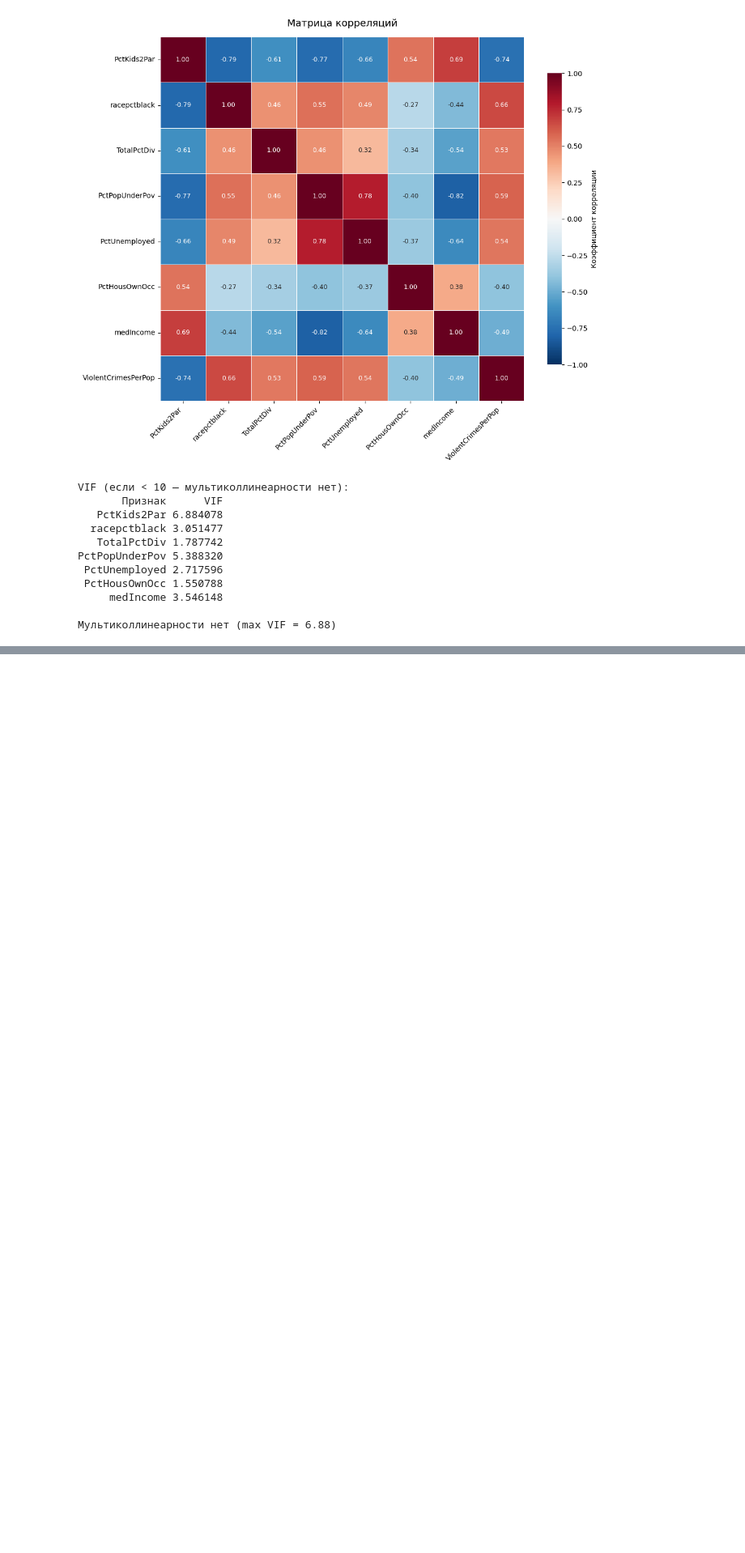
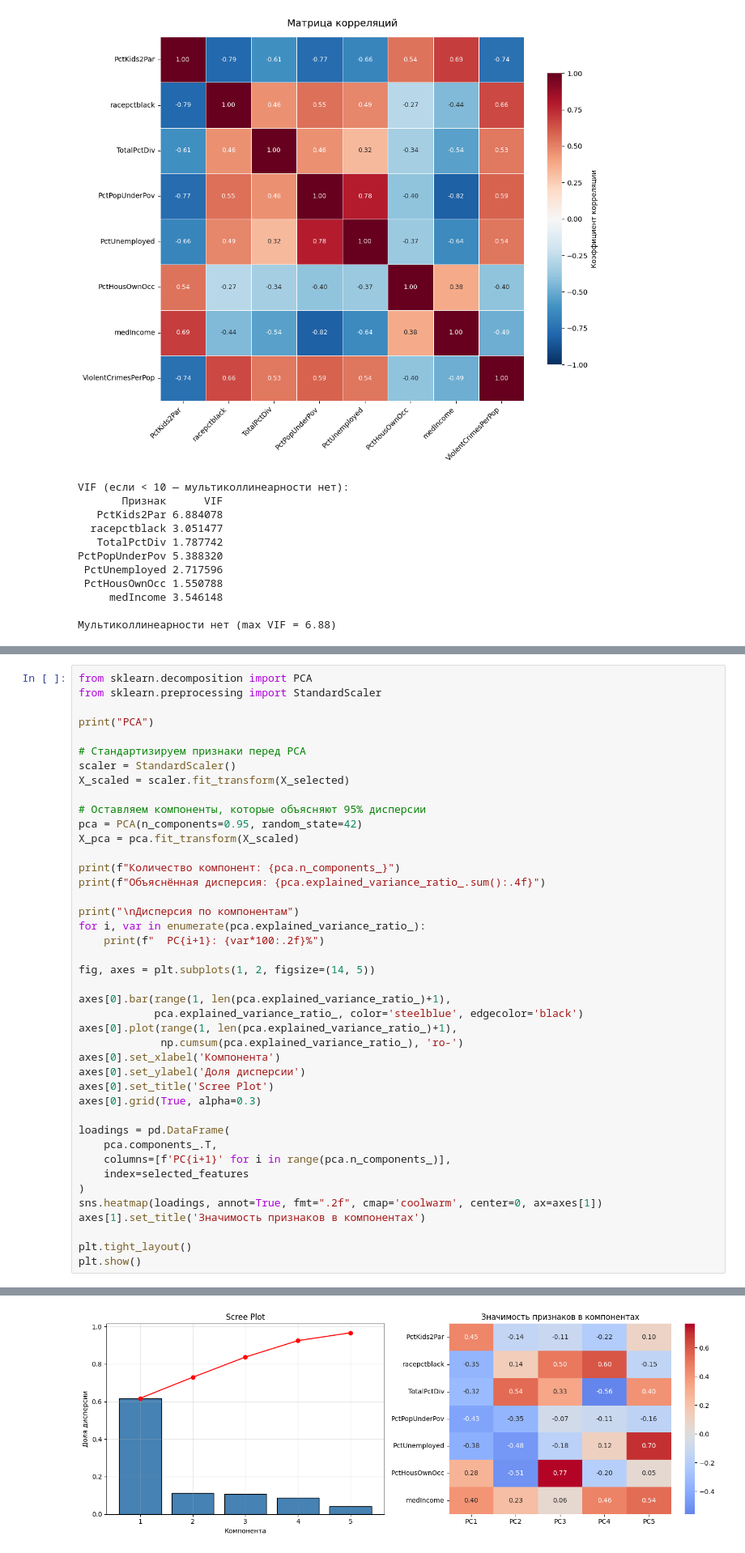
Before and after one commit to egorabs323/Artificial-intelligence-systems-and-machine-learning, a Jupyter notebook: sample.ipynb, the cells around one changed output, grey strips where cells are left out. Shown at 81% size. Saved outputs shown, nothing was run; the diff lists cells and outputs as text; blank space fills up the shorter version.

```diff
--- a/sample.ipynb
+++ b/sample.ipynb
@@ -266,0 +346,43 @@ PctPopUnderPov 5.388320
+# %%
+from sklearn.decomposition import PCA
+from sklearn.preprocessing import StandardScaler
+
+print("PCA")
+
+# Стандартизируем признаки перед PCA
+scaler = StandardScaler()
+X_scaled = scaler.fit_transform(X_selected)
+
+# Оставляем компоненты, которые объясняют 95% дисперсии
+pca = PCA(n_components=0.95, random_state=42)
+X_pca = pca.fit_transform(X_scaled)
+
+print(f"Количество компонент: {pca.n_components_}")
+print(f"Объяснённая дисперсия: {pca.explained_variance_ratio_.sum():.4f}")
+
+print("\nДисперсия по компонентам")
+for i, var in enumerate(pca.explained_variance_ratio_):
+    print(f"  PC{i+1}: {var*100:.2f}%")
+
+fig, axes = plt.subplots(1, 2, figsize=(14, 5))
+
+axes[0].bar(range(1, len(pca.explained_variance_ratio_)+1),
+            pca.explained_variance_ratio_, color='steelblue', edgecolor='black')
+axes[0].plot(range(1, len(pca.explained_variance_ratio_)+1),
+             np.cumsum(pca.explained_variance_ratio_), 'ro-')
+axes[0].set_xlabel('Компонента')
+axes[0].set_ylabel('Доля дисперсии')
+axes[0].set_title('Scree Plot')
+axes[0].grid(True, alpha=0.3)
+
+loadings = pd.DataFrame(
+    pca.components_.T,
+    columns=[f'PC{i+1}' for i in range(pca.n_components_)],
+    index=selected_features
+)
+sns.heatmap(loadings, annot=True, fmt=".2f", cmap='coolwarm', center=0, ax=axes[1])
+axes[1].set_title('Значимость признаков в компонентах')
+
+plt.tight_layout()
+plt.show()
+# %% [output]
@@ -266,0 +399 @@ PctPopUnderPov 5.388320
+[figure, added]
```
Also changed, not shown: parts of 3 cells of this notebook.
